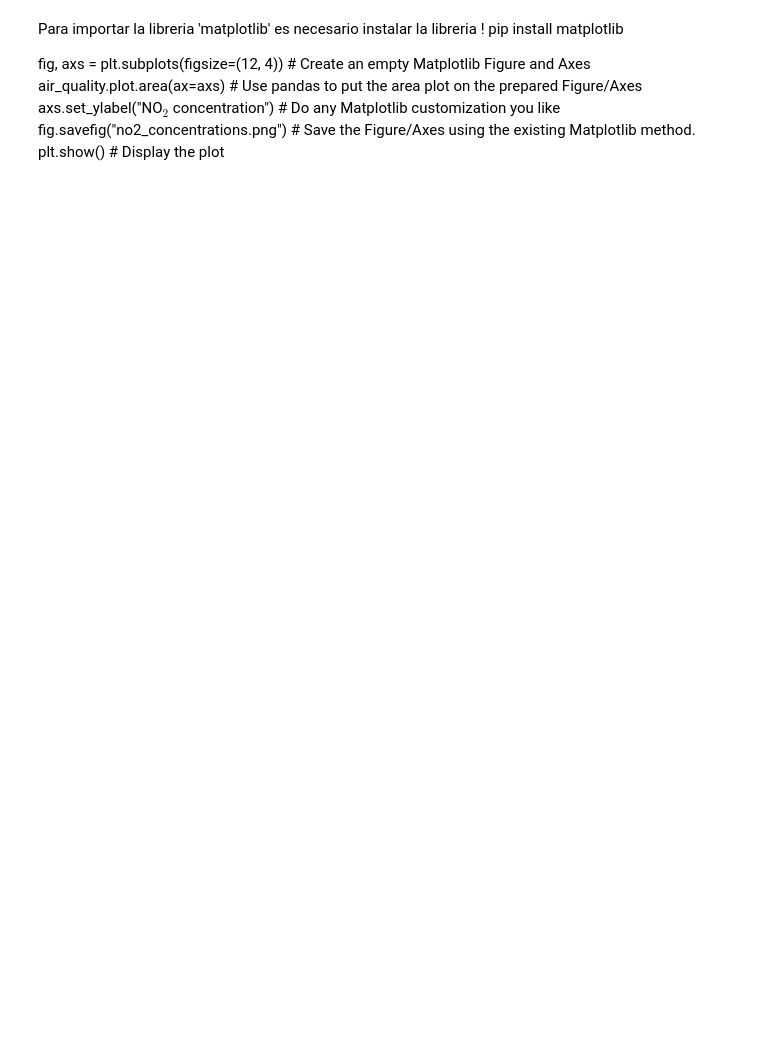
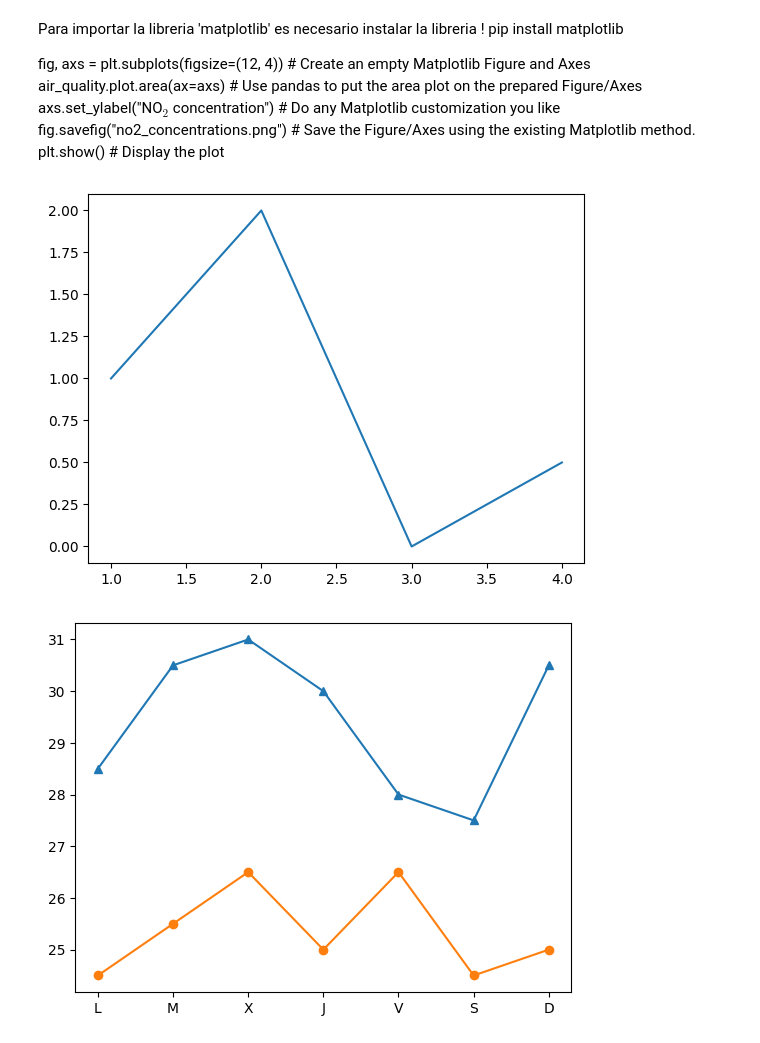
Before and after one commit to rene-marquez/MAIN, a Jupyter notebook: first pandas notebook.ipynb, the cells around one changed output. Drawn from its saved outputs; the diff is of its cells as text; code cells hidden in the pictures; blank space fills up the shorter version.

```diff
--- a/first pandas notebook.ipynb
+++ b/first pandas notebook.ipynb
@@ -289,3 +308,19 @@ air_quality.plot.area(ax=axs)                   # Use pandas to put the area plo
 axs.set_ylabel("NO$_2$ concentration")          # Do any Matplotlib customization you like
 fig.savefig("no2_concentrations.png")           # Save the Figure/Axes using the existing Matplotlib method.
 plt.show()                                      # Display the plot
+# %%
+import pandas as pd
+import matplotlib.pyplot as plt
+fig, ax = plt.subplots()
+ax.plot([1, 2, 3, 4], [1, 2, 0, 0.5])
+plt.show()
+
+fig, ax = plt.subplots()
+dias = ['L', 'M', 'X', 'J', 'V', 'S', 'D']
+temperaturas = {'Madrid':[28.5, 30.5, 31, 30, 28, 27.5, 30.5], 'Barcelona':[24.5, 25.5, 26.5, 25, 26.5, 24.5, 25]}
+ax.plot(dias, temperaturas['Madrid'], marker = '^')
+ax.plot(dias, temperaturas['Barcelona'], marker = 'o')
+plt.show()
+# %% [output]
+[figure, added]
+[figure, added]
```
Also changed, not shown: parts of 3 cells of this notebook, 1 other file.
